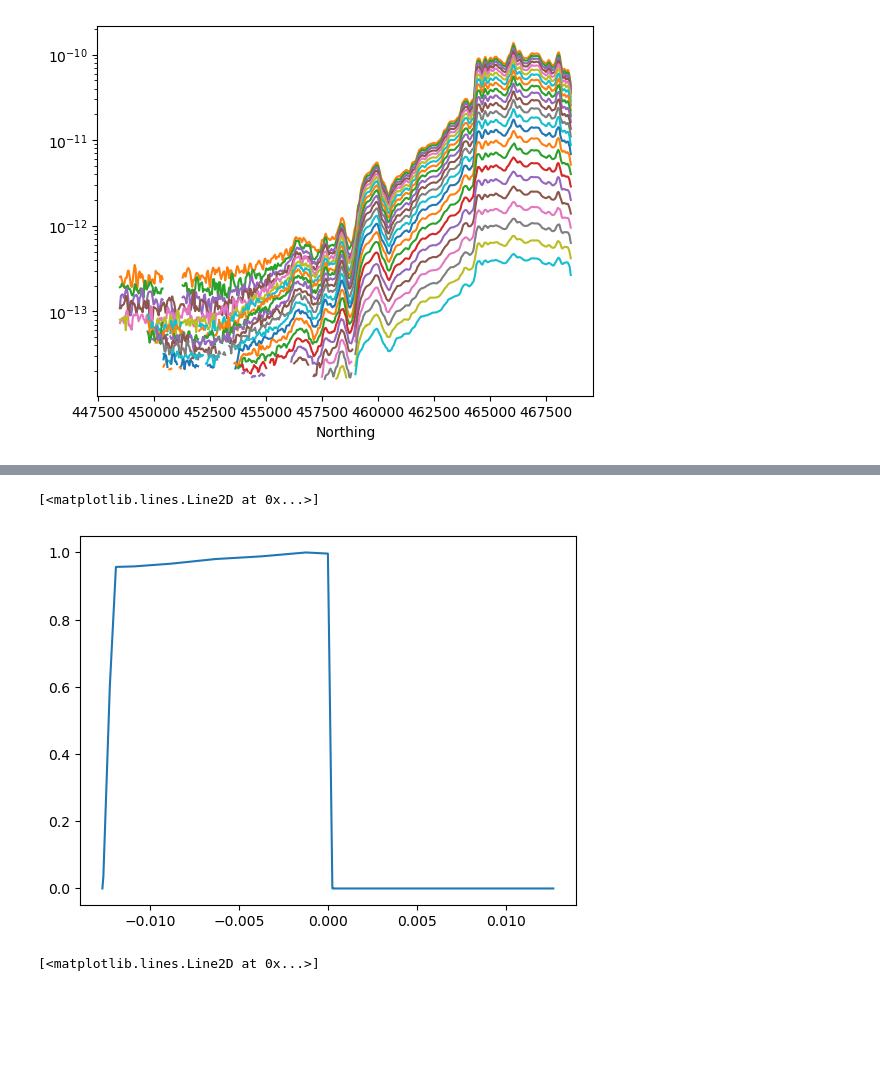
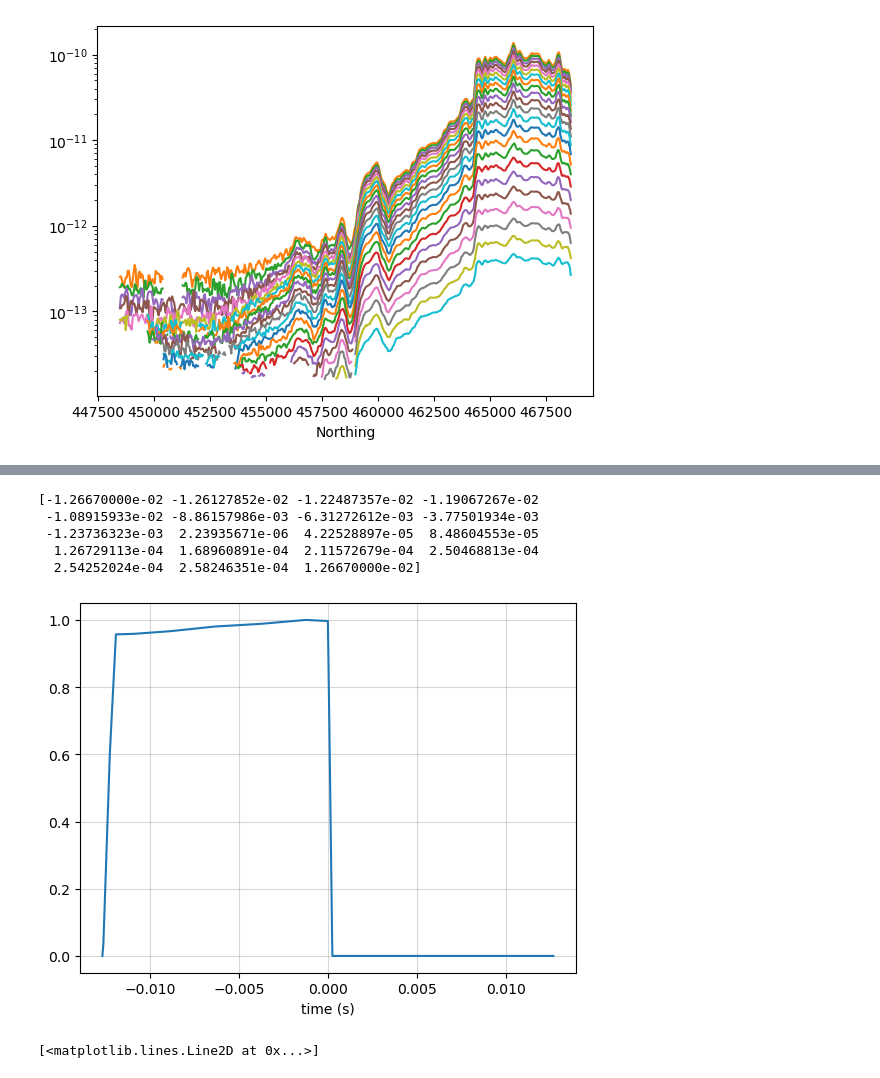
Before and after one commit to tpetillion/EOSC556B_ANTAEM, a Jupyter notebook: code/antaem-inversion-hm.ipynb, the cells around one changed output, grey strips where cells are left out. Saved outputs shown, nothing was run; the diff lists cells and outputs as text; code cells hidden in the pictures; blank space fills up the shorter version.

```diff
--- a/code/antaem-inversion-hm.ipynb
+++ b/code/antaem-inversion-hm.ipynb
@@ -15,6 +15,9 @@ from SimPEG.utils import plot_1d_layer_model
 import discretize
 
 import contextily as ctx
+
+
+savefig = True
 # %% [markdown]
 ## Load and process the data to be inverted
 -----
@@ -180,35 +197,45 @@ hm_wave_form = np.array(
         9.8047E-01,
         9.8828E-01,
         1.0000E+00,
         9.9670E-01,
         8.4862E-01,
         6.8337E-01,
         5.1661E-01,
         3.4524E-01,
         1.7057E-01,
         1.2613E-02,
         3.8707E-03,
         0.0000E+00,
         0.0000E+000
     ]
 )
 
 
 # Change wave to antaem report specifications
 tx_on_time_hm = 4.0E-3
 tx_on_norm = hm_wave_time_Hawkes[0:9]/hm_wave_time_Hawkes[0]
 
 
 tx_off_time_hm = 12.667E-3
 tx_off_norm = hm_wave_time_Hawkes[9:]/hm_wave_time_Hawkes[-1]
 
 hm_wave_time = np.concatenate((-tx_on_norm*tx_off_time_hm,tx_off_norm*tx_off_time_hm))
 # hm_wave_time -= hm_wave_time[-2]
 
 plt.plot(hm_wave_time,hm_wave_form)
+print(hm_wave_time)
+plt.grid(alpha=0.5)
+plt.xlabel("time (s)")
+
+if savefig:
+    plt.savefig('hm_wave.eps', format='eps')
 # %% [output]
-[<matplotlib.lines.Line2D at 0x...>]
+[-1.26670000e-02 -1.26127852e-02 -1.22487357e-02 -1.19067267e-02
+ -1.08915933e-02 -8.86157986e-03 -6.31272612e-03 -3.77501934e-03
+ -1.23736323e-03  2.23935671e-06  4.22528897e-05  8.48604553e-05
+  1.26729113e-04  1.68960891e-04  2.11572679e-04  2.50468813e-04
+  2.54252024e-04  2.58246351e-04  1.26670000e-02]
-[figure, old version]
+[figure, new version]
 # %%
 # gate timings in seconds
 gate_times = np.array(
```
Also changed, not shown: parts of 13 cells of this notebook, 4 other files.
